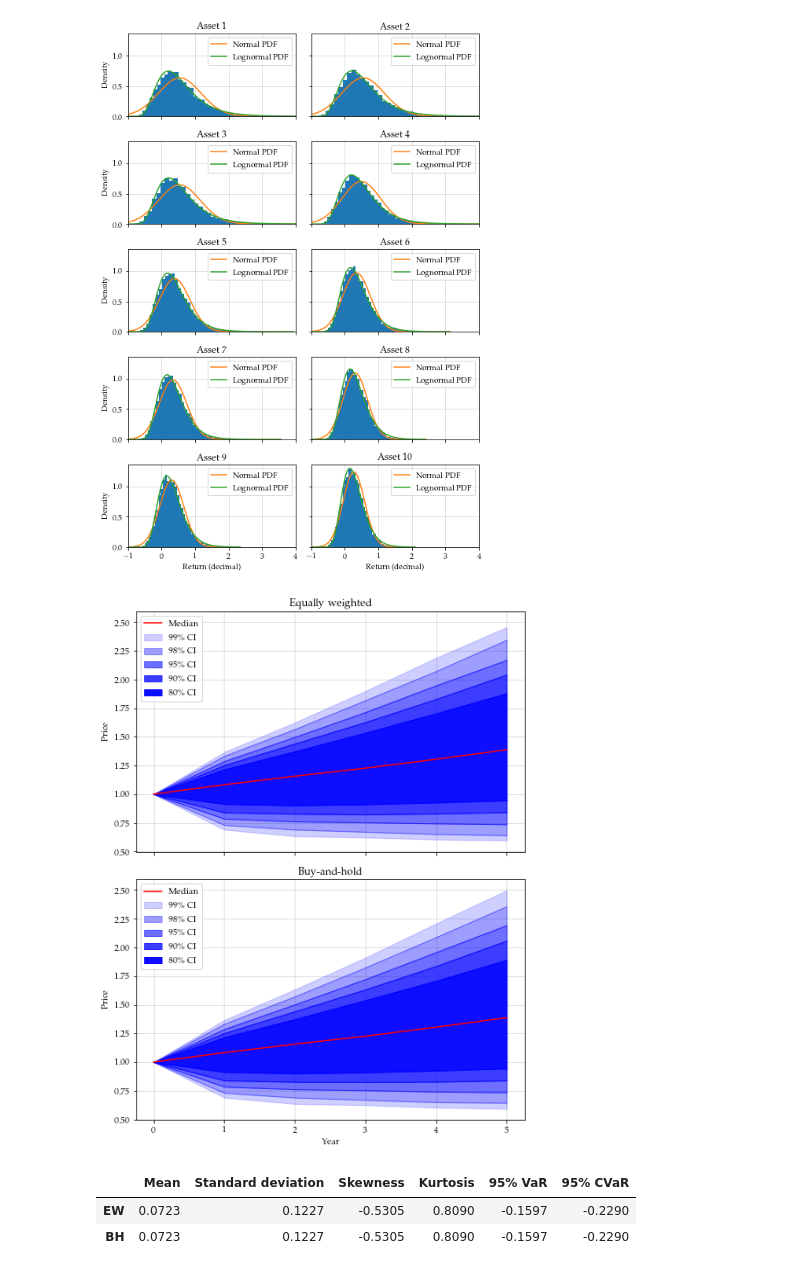
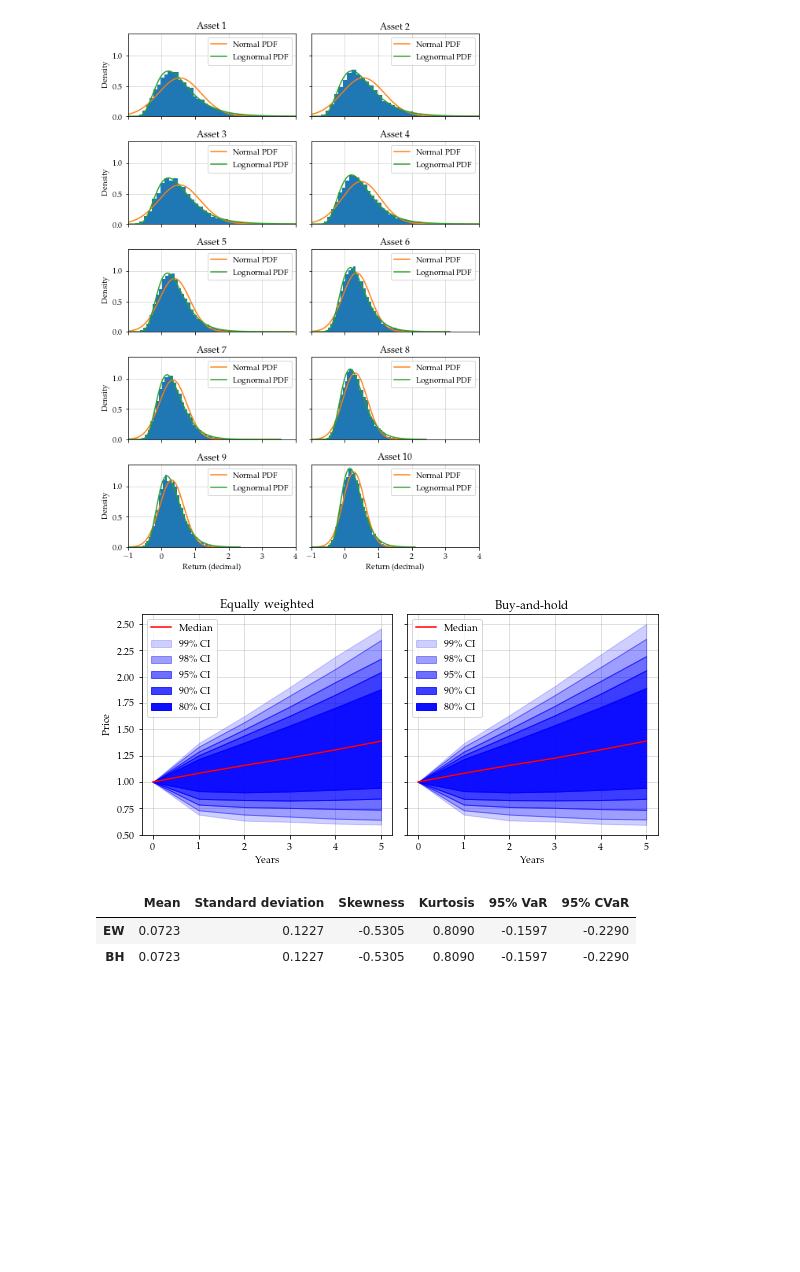
Before and after one commit to TDesting/Exammmmm, a Jupyter notebook: Solutions/Solution to Optimizing portfolios.ipynb, the cells around one changed output. Saved outputs shown, nothing was run; the diff lists cells and outputs as text; code cells hidden in the pictures; blank space fills up the shorter version.

```diff
--- a/Solutions/Solution to Optimizing portfolios.ipynb
+++ b/Solutions/Solution to Optimizing portfolios.ipynb
@@ -228,43 +228,43 @@ x = np.linspace(0, 5, 6)
 
 percentiles_pf_ew_price_np = np.percentile(pf_ew_price_np, [0.5, 1.0, 2.5, 5, 10, 50, 90, 95, 97.5, 99.0, 99.5], axis=1)
 
-fig, ax = plt.subplots(2, 1, figsize=(7, 9), sharex = True, sharey = True)
+fig, ax = plt.subplots(1, 2, figsize=(8, 4), sharex = True, sharey = True)
 
 fan_chart(x,
           percentiles_pf_ew_price_np,
           labels=['99\% CI', '98\% CI', '95\% CI', '90\% CI', '80\% CI', 'Median'],
           ax = ax[0])
 
 ax[0].set_ylabel("Price")
 ax[0].set_title("Equally weighted")
 
 ax[0].legend(loc='upper left');
 
 percentiles_pf_bh_price_np = np.percentile(pf_bh_price_np, [0.5, 1.0, 2.5, 5, 10, 50, 90, 95, 97.5, 99.0, 99.5], axis=1)
 
 fan_chart(x,
           percentiles_pf_bh_price_np,
           labels=['99\% CI', '98\% CI', '95\% CI', '90\% CI', '80\% CI', 'Median'],
           ax = ax[1])
 
 ax[0].grid(alpha = 0.5)
 ax[0].set_axisbelow(True)
 
 ax[1].grid(alpha = 0.5)
 ax[1].set_axisbelow(True)
-ax[1].set_ylabel("Price")
 
-ax[1].set_xlabel("Year")
+ax[0].set_xlabel("Years")
+ax[1].set_xlabel("Years")
 
 ax[1].set_title("Buy-and-hold")
 
 ax[1].legend(loc='upper left')
 
-plt.tight_layout()
+fig.tight_layout()
 plt.savefig(filepath + "\\EW_and_BH_price_development.pdf")
 plt.show()
 # %% [output]
-[figure, old version]
+[figure, new version]
 # %%
 # Equally weighted returns and cumulative returns
 
```
Also changed, not shown: 5 other files.
